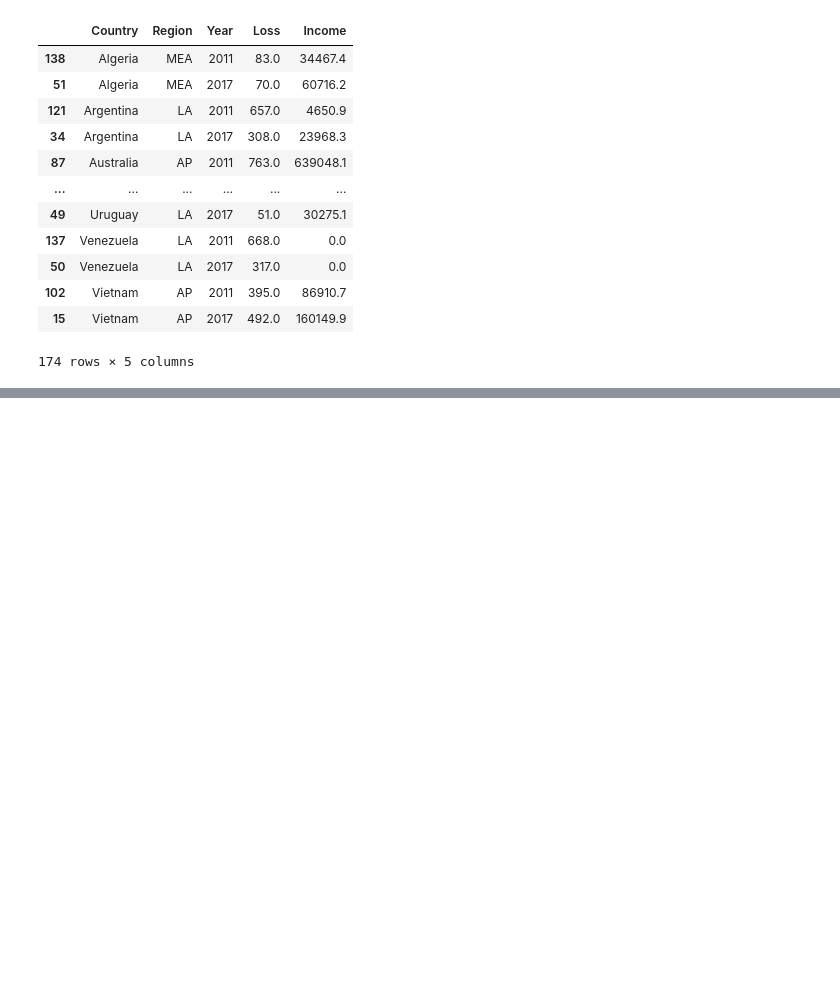
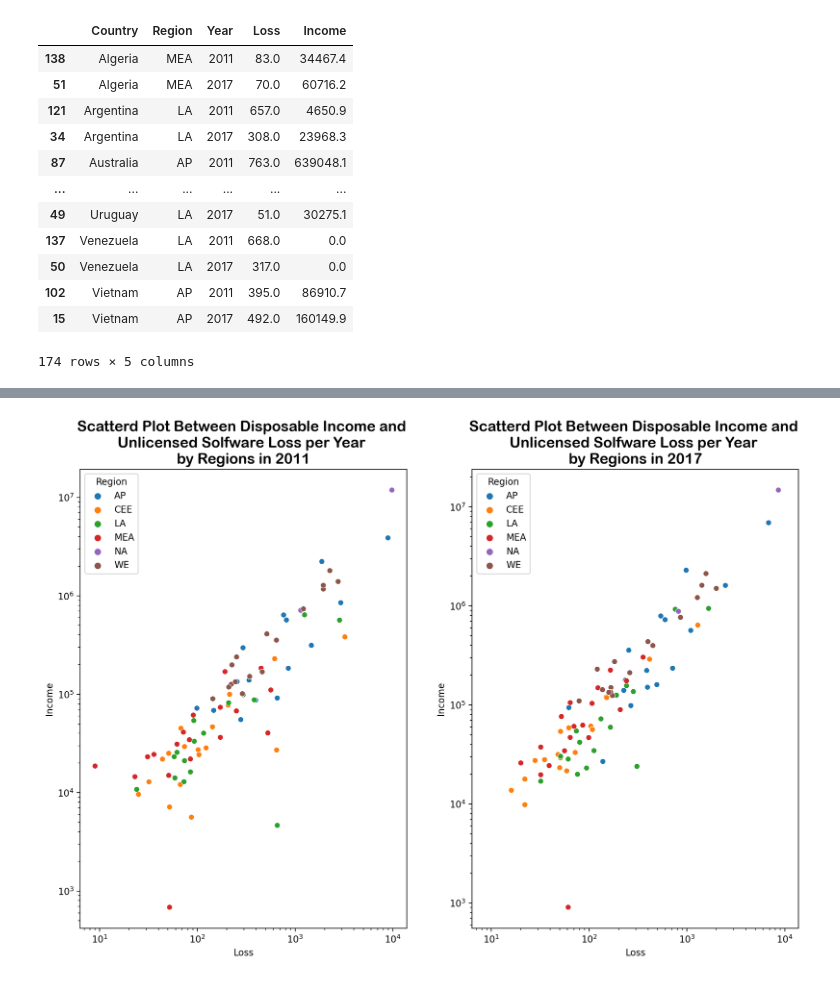
Before and after one commit to purachai-phonwisut/machine_learning_project, a Jupyter notebook: Com.ipynb, the cells around one changed output, grey strips where cells are left out. Saved outputs shown, nothing was run; the diff lists cells and outputs as text; code cells hidden in the pictures; blank space fills up the shorter version.

```diff
--- a/Com.ipynb
+++ b/Com.ipynb
@@ -44,3 +44,10 @@ df2['Country'].replace({'United States': 'USA'}, inplace=True)
 df1.rename(columns={'Geography':'Country'}, inplace= True)
 numeric_columns = ['2011', '2012', '2013', '2014', '2015', '2016', '2017']
 df1[numeric_columns] = df1[numeric_columns].replace({',': ''}, regex=True).astype(float)
+# %%
+# Fix dataframe in df2
+df2['Country'].replace({'United States': 'USA'}, inplace=True)
+df2.replace({np.nan: "NA"}, inplace=True)
+numeric_columns = ['2011', '2013', '2015', '2017']
+df2[numeric_columns] = df2[numeric_columns].replace({',': ''}, regex=True).astype(float)
+df2.rename(columns={"region":"Region"}, inplace=True)
@@ -231,3 +243,7 @@ m_df2.sort_values(["Country","Year"])
 | 102 | Vietnam | AP | 2011 | 395.0 | 86910.7 |
 | 15 | Vietnam | AP | 2017 | 492.0 | 160149.9 |
 174 rows × 5 columns
+# %%
+# Year 2011
+m_df2011 = m_df2[m_df2["Year"] == "2011"].iloc[:, 1:5]
+m_df2011
@@ -233,0 +264,4 @@ m_df2.sort_values(["Country","Year"])
+# %%
+# Year 2017
+m_df2017 = m_df2[m_df2["Year"] == "2017"].iloc[:, 1:5]
+m_df2017
@@ -234,13 +282,16 @@ m_df2.sort_values(["Country","Year"])
 # %%
 # Scatter 2 years compared
-fig, ax = plt.subplots(1, 2, figsize=(14,9))
+fig, ax = plt.subplots(1, 2, figsize=(14,9), sharex=True)
 x_axis, y_axis = "Loss", "Income"
 
-grid2 = sns.lmplot(x=x_axis, y=y_axis, data=df2, hue="Region", height=4, aspect=1,
-        scatter_kws={'alpha':.3}, ci=False)
-ax[0].set_title("Avg disposible income per year by region (in millions USD)")
+grid1 = sns.scatterplot(x=x_axis, y=y_axis, data=m_df2011, hue="Region", ax=ax[0])
+ax[0].set_title("Scatterd Plot Between Disposable Income and \nUnlicensed Solfware Loss per Year \nby Regions in 2011",
+                fontsize=16, fontname='Arial Rounded MT Bold')
 
-grid3 = sns.barplot(x=x_axis, y="Lost", data=df2.sort_values("Income", ascending=False), ax=ax[1])
-ax[1].set_title("Avg unlicensed loss per year by region (in millions USD)")
-grid2.set(yscale="log")
-grid3.set(yscale="log");
+grid2 = sns.scatterplot(x=x_axis, y=y_axis, data=m_df2017, hue="Region", ax=ax[1])
+ax[1].set_title("Scatterd Plot Between Disposable Income and \nUnlicensed Solfware Loss per Year \nby Regions in 2017",
+                fontsize=16, fontname='Arial Rounded MT Bold')
+grid1.set(yscale="log", xscale="log")
+grid2.set(yscale="log", xscale="log");
+# %% [output]
+[figure, added]
```
Also changed, not shown: parts of 15 cells of this notebook.
